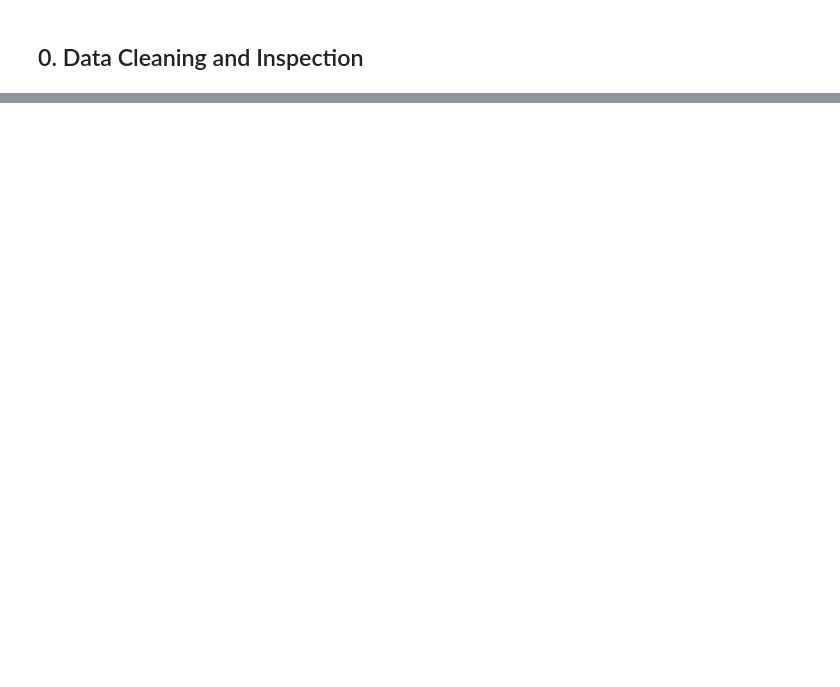
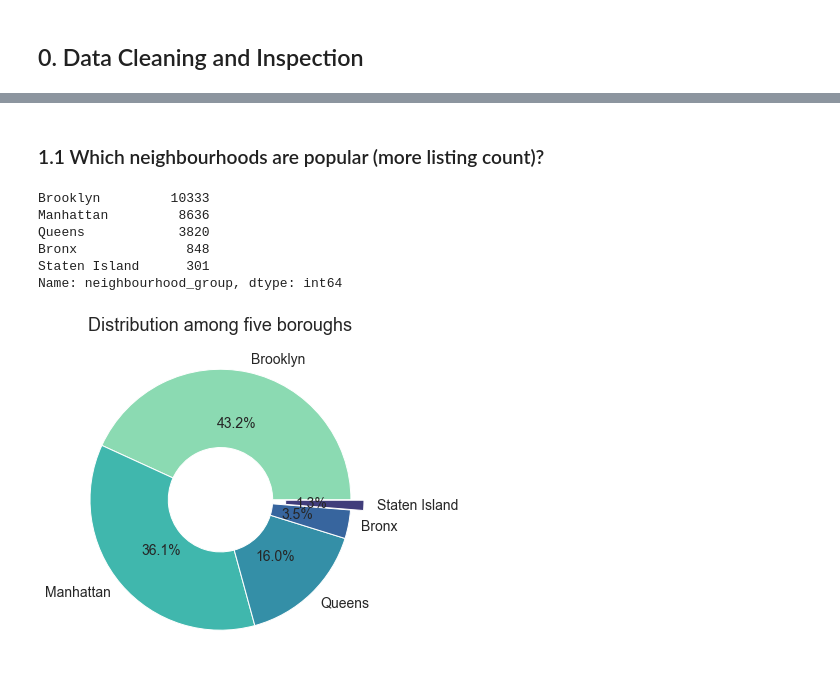
Before and after one commit to chenby04/NYC-Airbnb-Hosting-Strategy, a Jupyter notebook: NYC_Airbnb_Hosting_Strategy.ipynb, the cells around one changed output, grey strips where cells are left out. Drawn from its saved outputs; the diff is of its cells as text; code cells hidden in the pictures; blank space fills up the shorter version.

```diff
--- a/NYC_Airbnb_Hosting_Strategy.ipynb
+++ b/NYC_Airbnb_Hosting_Strategy.ipynb
@@ -317,0 +141,10 @@ nltk.download(['punkt', 'wordnet','averaged_perceptron_tagger','stopwords'])
+# %%
+# focus on reasonable listings only
+listings = df[(df.price > 0) & (df.price <= 270) & (df.availability_365>0) & (df.minimum_nights<=28)]
+
+# drop personal information
+listings = listings.drop('host_name', axis=1)
+
+# fill nan
+listings['reviews_per_month'].fillna(0, inplace=True)
+listings.shape
@@ -317,0 +165,21 @@ nltk.download(['punkt', 'wordnet','averaged_perceptron_tagger','stopwords'])
+# %% [markdown]
+### 1.1 Which neighbourhoods are popular (more listing count)?
+# %%
+# borough-wise distribution
+borough_distribution = listings.neighbourhood_group.value_counts()
+print(borough_distribution)
+
+plt.figure(figsize = (8,6))
+plt.pie(borough_distribution, autopct="%.1f%%", labels = borough_distribution.index, \
+        colors = sns.color_palette('mako_r'), explode = [0,0,0,0,0.1], \
+        textprops={'fontsize': 14}, wedgeprops=dict(width=0.6))
+plt.title('Distribution among five boroughs', fontsize = 18)
+plt.savefig('images/BoroughDistribution.png', bbox_inches = 'tight');
+# %% [output]
+Brooklyn         10333
+Manhattan         8636
+Queens            3820
+Bronx              848
+Staten Island      301
+Name: neighbourhood_group, dtype: int64
+[figure, added]
```
Also changed, not shown: parts of 63 cells of this notebook, 12 other files.
